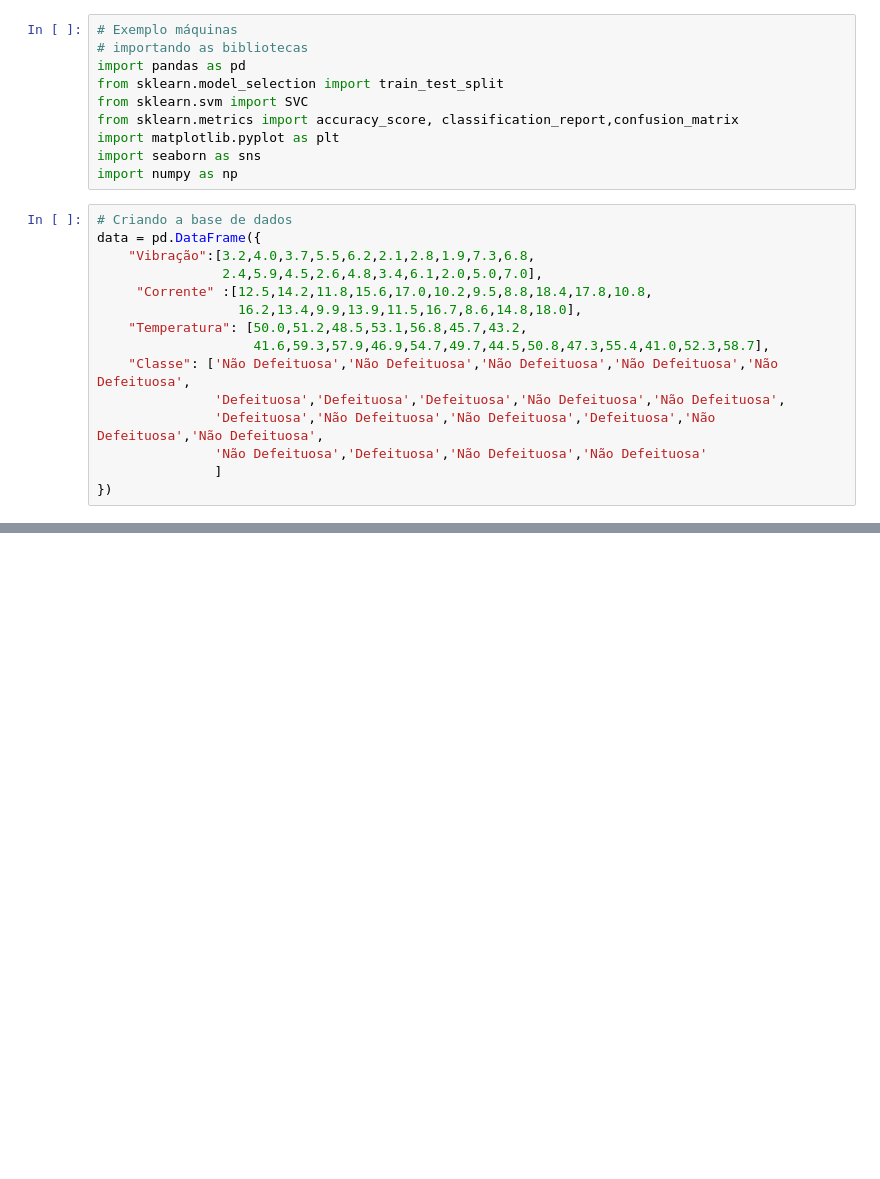
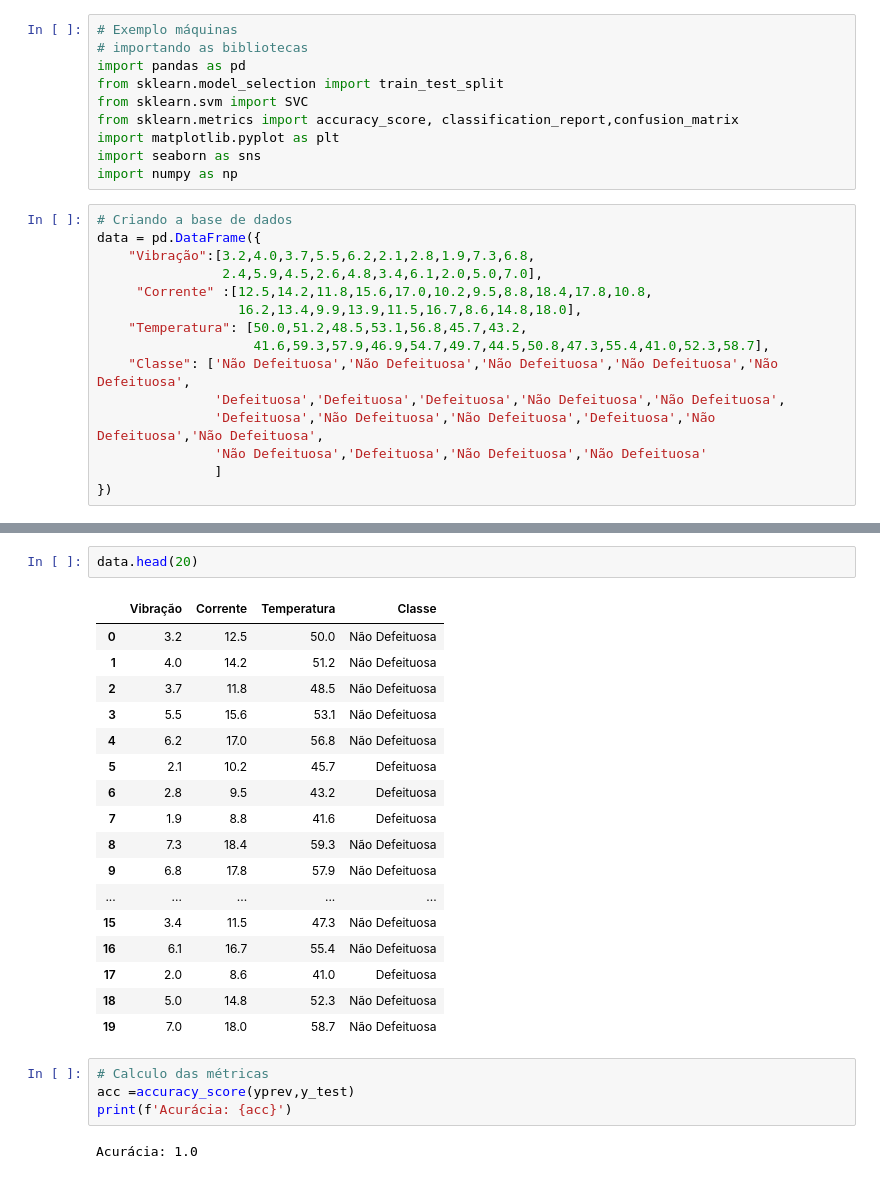
Before and after one commit to Ana-Azuma/IABD-25-TURMAB, a Jupyter notebook: aula10/ex2.codigo.ipynb, the cells around one changed output, grey strips where cells are left out. Drawn from its saved outputs; the diff is of its cells as text; blank space fills up the shorter version.

```diff
--- a/aula10/ex2.codigo.ipynb
+++ b/aula10/ex2.codigo.ipynb
@@ -25,0 +67,26 @@ data = pd.DataFrame({
+# %%
+data.head(20)
+# %% [output]
+|  | Vibração | Corrente | Temperatura | Classe |
+| 0 | 3.2 | 12.5 | 50.0 | Não Defeituosa |
+| 1 | 4.0 | 14.2 | 51.2 | Não Defeituosa |
+| 2 | 3.7 | 11.8 | 48.5 | Não Defeituosa |
+| 3 | 5.5 | 15.6 | 53.1 | Não Defeituosa |
+| 4 | 6.2 | 17.0 | 56.8 | Não Defeituosa |
+| 5 | 2.1 | 10.2 | 45.7 | Defeituosa |
+| 6 | 2.8 | 9.5 | 43.2 | Defeituosa |
+| 7 | 1.9 | 8.8 | 41.6 | Defeituosa |
+| 8 | 7.3 | 18.4 | 59.3 | Não Defeituosa |
+| 9 | 6.8 | 17.8 | 57.9 | Não Defeituosa |
+| ... | ... | ... | ... | ... |
+| 15 | 3.4 | 11.5 | 47.3 | Não Defeituosa |
+| 16 | 6.1 | 16.7 | 55.4 | Não Defeituosa |
+| 17 | 2.0 | 8.6 | 41.0 | Defeituosa |
+| 18 | 5.0 | 14.8 | 52.3 | Não Defeituosa |
+| 19 | 7.0 | 18.0 | 58.7 | Não Defeituosa |
+# %%
+# Calculo das métricas
+acc =accuracy_score(yprev,y_test)
+print(f'Acurácia: {acc}')
+# %% [output]
+Acurácia: 1.0
```
Also changed, not shown: parts of 11 cells of this notebook.
